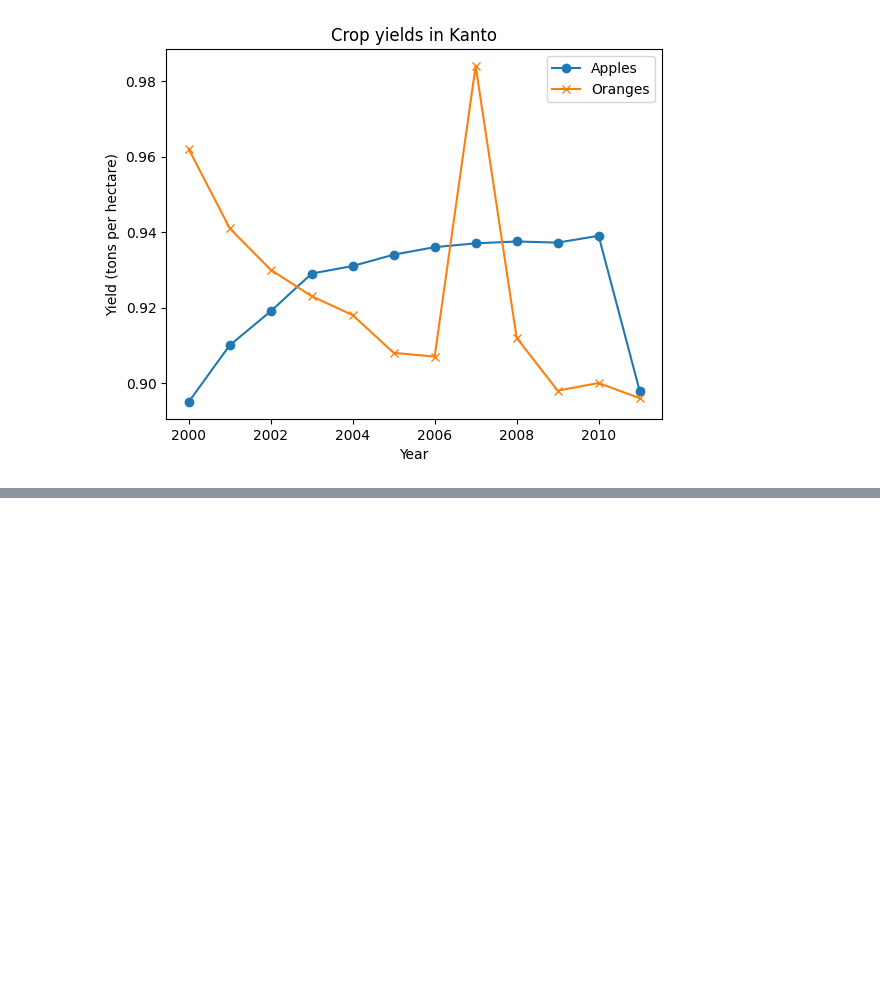
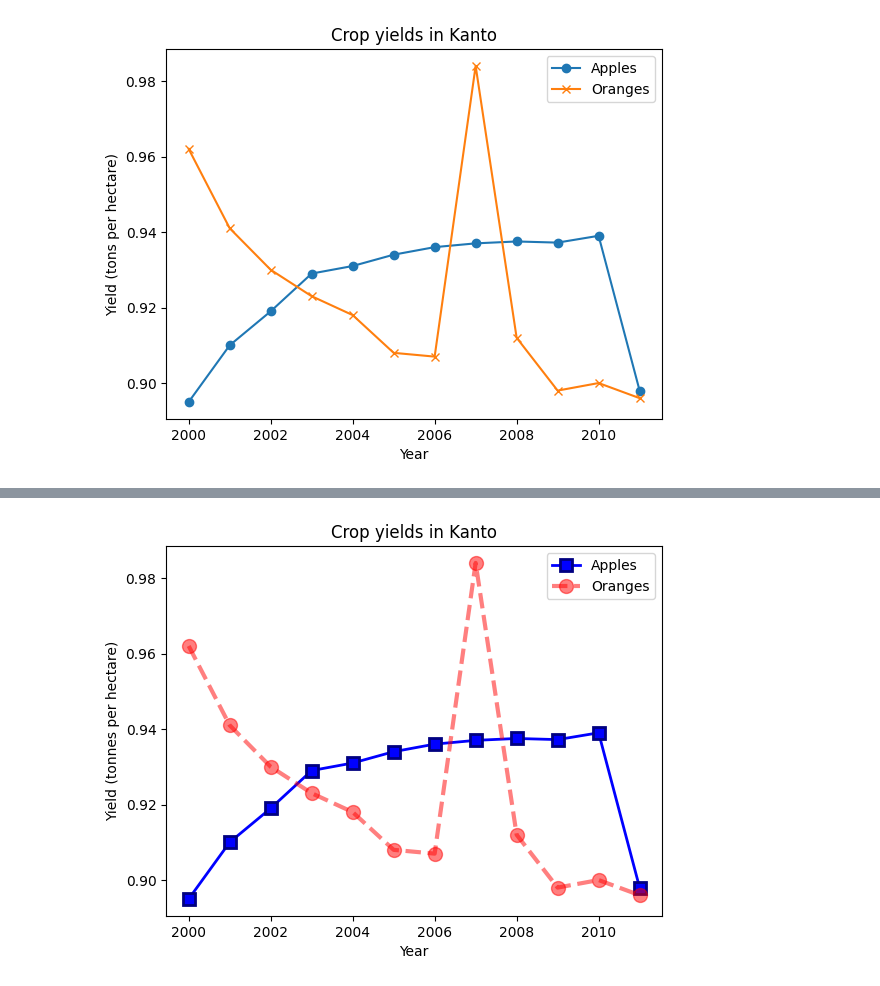
Before and after one commit to ravi1v/Data-analysis-with-python, a Jupyter notebook: 8 Data visualization .ipynb, the cells around one changed output, grey strips where cells are left out. Saved outputs shown, nothing was run; the diff lists cells and outputs as text; code cells hidden in the pictures; blank space fills up the shorter version.

```diff
--- a/8 Data visualization .ipynb
+++ b/8 Data visualization .ipynb
@@ -79,0 +97,11 @@ plt.legend(['Apples','Oranges']);
+# %%
+plt.plot(years, apples, marker='s', c='b', ls='-', lw=2, ms=8, mew=2, mec='navy')
+plt.plot(years,oranges,marker= 'o', c='r' ,ls = '--' ,lw = 3,ms = 10,alpha = .5)
+
+plt.xlabel('Year')
+plt.ylabel('Yield (tonnes per hectare)')
+
+plt.title("Crop yields in Kanto")
+plt.legend(['Apples','Oranges']);
+# %% [output]
+[figure, added]
```
Also changed, not shown: parts of 5 cells of this notebook.
